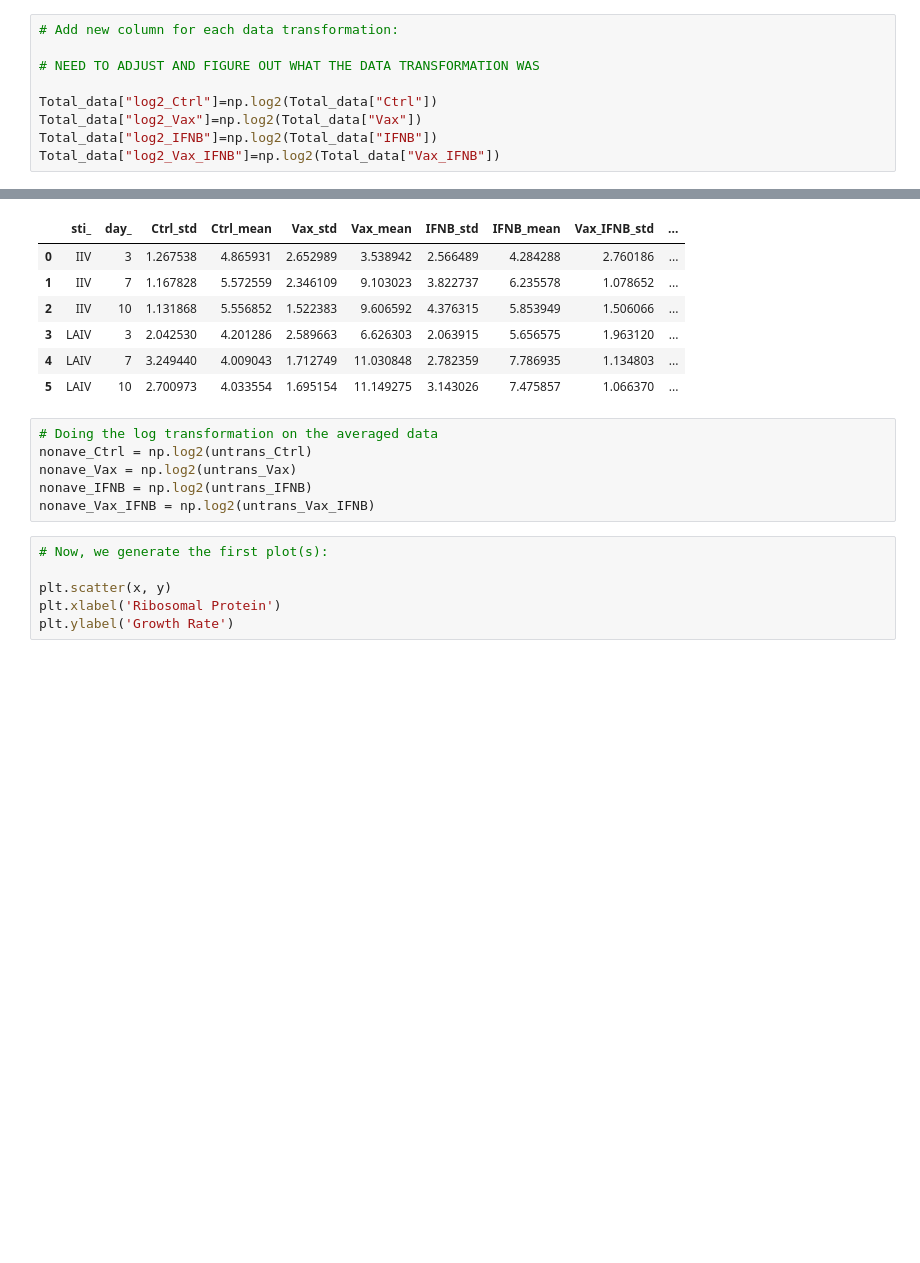
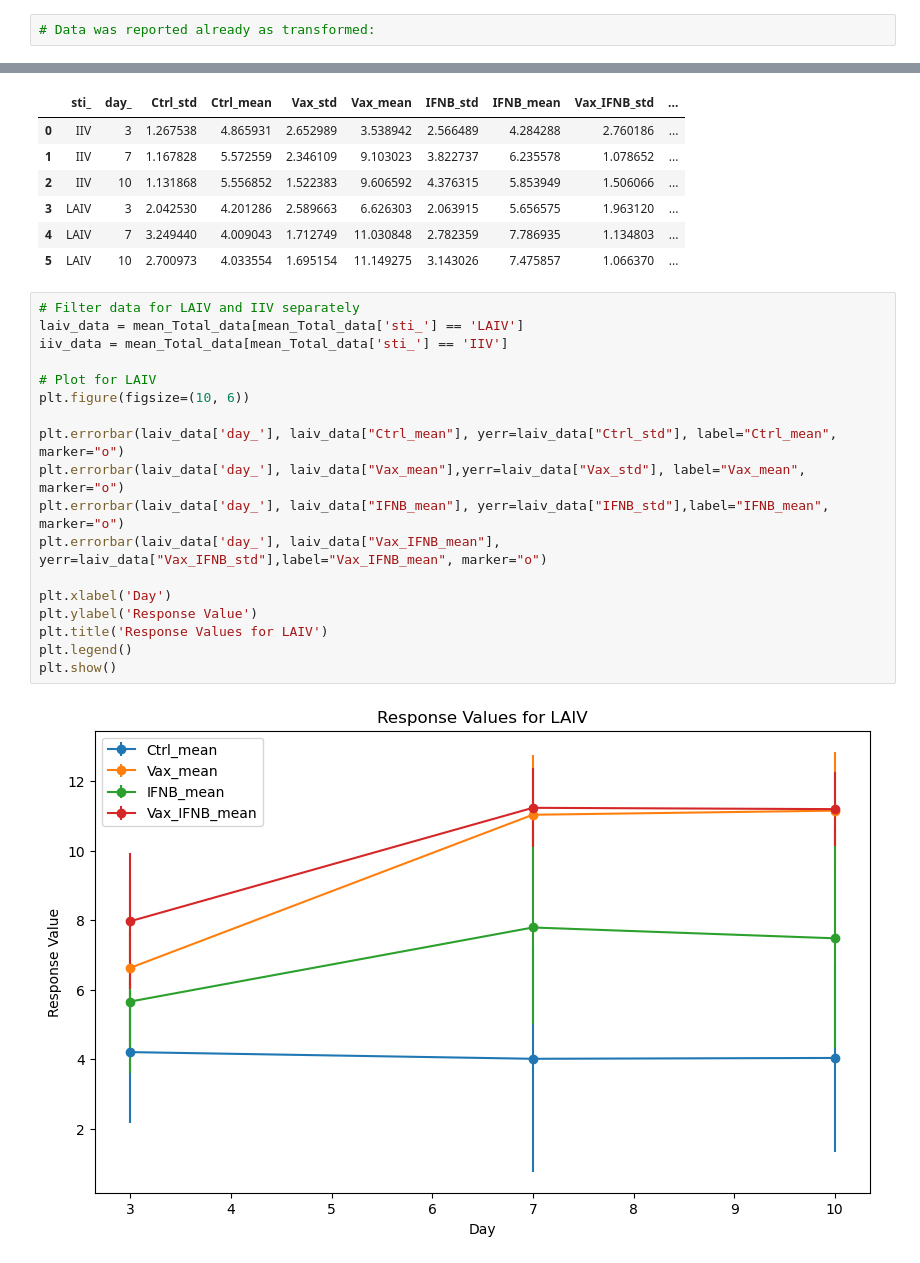
Before and after one commit to alexcessna/Bio165_FinalProject, a Jupyter notebook: project_data/Drafting_Syntax.ipynb, the cells around one changed output, grey strips where cells are left out. Cells and saved outputs as stored; diff of their text form; blank space fills up the shorter version.

```diff
--- a/project_data/Drafting_Syntax.ipynb
+++ b/project_data/Drafting_Syntax.ipynb
@@ -11,14 +11,7 @@ Total_data=pd.read_csv("../project_data/Bio165_InfluenzaAIGG_Assay.csv")
 # Saving columns for plotting:
 Time =  Total_data['day']
 # %%
-# Add new column for each data transformation:
-
-# NEED TO ADJUST AND FIGURE OUT WHAT THE DATA TRANSFORMATION WAS
-
-Total_data["log2_Ctrl"]=np.log2(Total_data["Ctrl"])
-Total_data["log2_Vax"]=np.log2(Total_data["Vax"])
-Total_data["log2_IFNB"]=np.log2(Total_data["IFNB"])
-Total_data["log2_Vax_IFNB"]=np.log2(Total_data["Vax_IFNB"])
+# Data was reported already as transformed:
 # %%
 # Extracting each column in preparation for the log transformations
 untrans_Ctrl = Total_data['Ctrl']
@@ -38,15 +31,23 @@ display(mean_Total_data)
 | 3 | LAIV | 3 | 2.042530 | 4.201286 | 2.589663 | 6.626303 | 2.063915 | 5.656575 | 1.963120 | ... |
 | 4 | LAIV | 7 | 3.249440 | 4.009043 | 1.712749 | 11.030848 | 2.782359 | 7.786935 | 1.134803 | ... |
 | 5 | LAIV | 10 | 2.700973 | 4.033554 | 1.695154 | 11.149275 | 3.143026 | 7.475857 | 1.066370 | ... |
-# %%
-# Doing the log transformation on the averaged data
-nonave_Ctrl = np.log2(untrans_Ctrl)
-nonave_Vax = np.log2(untrans_Vax)
-nonave_IFNB = np.log2(untrans_IFNB)
-nonave_Vax_IFNB = np.log2(untrans_Vax_IFNB)
-# %%
-# Now, we generate the first plot(s):
-
-plt.scatter(x, y)
-plt.xlabel('Ribosomal Protein')
-plt.ylabel('Growth Rate')
+# %%
+# Filter data for LAIV and IIV separately
+laiv_data = mean_Total_data[mean_Total_data['sti_'] == 'LAIV']
+iiv_data = mean_Total_data[mean_Total_data['sti_'] == 'IIV']
+
+# Plot for LAIV
+plt.figure(figsize=(10, 6))
+
+plt.errorbar(laiv_data['day_'], laiv_data["Ctrl_mean"], yerr=laiv_data["Ctrl_std"], label="Ctrl_mean", marker="o")
+plt.errorbar(laiv_data['day_'], laiv_data["Vax_mean"],yerr=laiv_data["Vax_std"], label="Vax_mean", marker="o")
+plt.errorbar(laiv_data['day_'], laiv_data["IFNB_mean"], yerr=laiv_data["IFNB_std"],label="IFNB_mean", marker="o")
+plt.errorbar(laiv_data['day_'], laiv_data["Vax_IFNB_mean"], yerr=laiv_data["Vax_IFNB_std"],label="Vax_IFNB_mean", marker="o")
+
+plt.xlabel('Day')
+plt.ylabel('Response Value')
+plt.title('Response Values for LAIV')
+plt.legend()
+plt.show()
+# %% [output]
+[figure, added]
```
Also changed, not shown: parts of 1 cell of this notebook.
